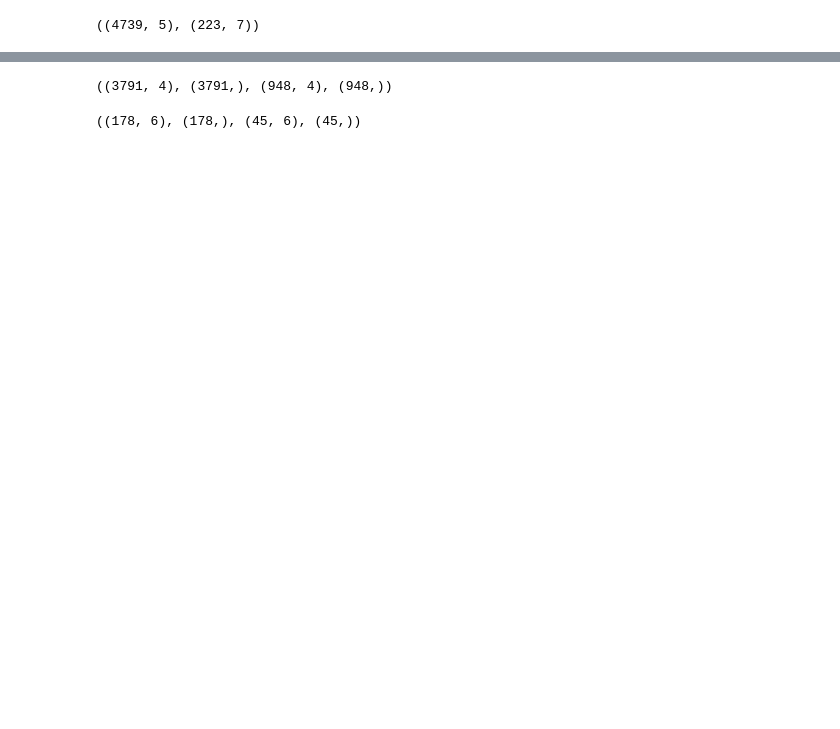
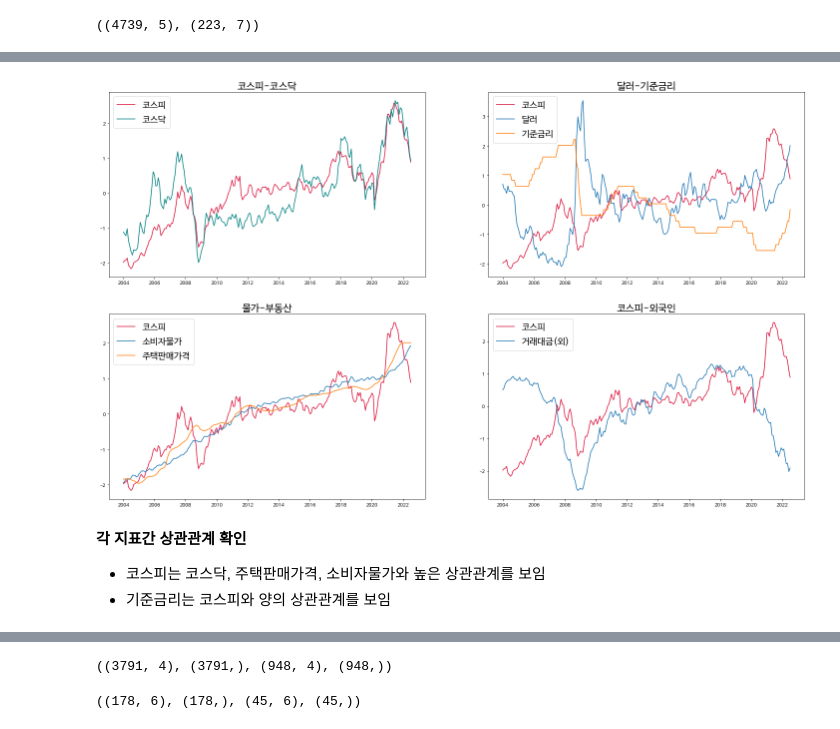
Before and after one commit to ev1025/CS_Project2, a Jupyter notebook: 프로젝트2.ipynb, the cells around one changed output, grey strips where cells are left out. Saved outputs shown, nothing was run; the diff lists cells and outputs as text; code cells hidden in the pictures; blank space fills up the shorter version.

```diff
--- a/프로젝트2.ipynb
+++ b/프로젝트2.ipynb
@@ -184,0 +240,31 @@ invest
+# %%
+fig, ax = plt.subplots(nrows =2, ncols = 2, figsize=(25,15))
+
+ax[0,0].plot(month_graph['코스피'], color='crimson')
+ax[0,0].plot(month_graph['코스닥'], color='teal')
+# ax[0,0].plot(month_graph['시가총액'])
+ax[0,0].legend(['코스피','코스닥'],fontsize= 18)
+ax[0,0].set_title("코스피-코스닥",fontsize=20)
+
+ax[0,1].plot(month_graph['코스피'], color='crimson')
+ax[0,1].plot(month_graph[['달러','기준금리']])
+ax[0,1].legend(['코스피','달러', '기준금리'],fontsize= 18)
+ax[0,1].set_title("달러-기준금리",fontsize=20)
+
+ax[1,0].plot(month_graph['코스피'], color='crimson')
+ax[1,0].plot(month_graph[['소비자물가','주택판매가격']])
+ax[1,0].legend(['코스피','소비자물가','주택판매가격'],fontsize= 18)
+ax[1,0].set_title("물가-부동산",fontsize=20)
+
+ax[1,1].plot(month_graph['코스피'], color='crimson')
+ax[1,1].plot(month_graph['거래대금(외)'])
+ax[1,1].legend(['코스피', '거래대금(외)'],fontsize= 18)
+ax[1,1].set_title("코스피-외국인",fontsize=20)
+
+plt.show();
+# %% [output]
+[figure, added]
+# %% [markdown]
+**각 지표간 상관관계 확인**
+- 코스피는 코스닥, 주택판매가격, 소비자물가와 높은 상관관계를 보임
+- 기준금리는 코스피와 양의 상관관계를 보임
```
Also changed, not shown: parts of 95 cells of this notebook.
